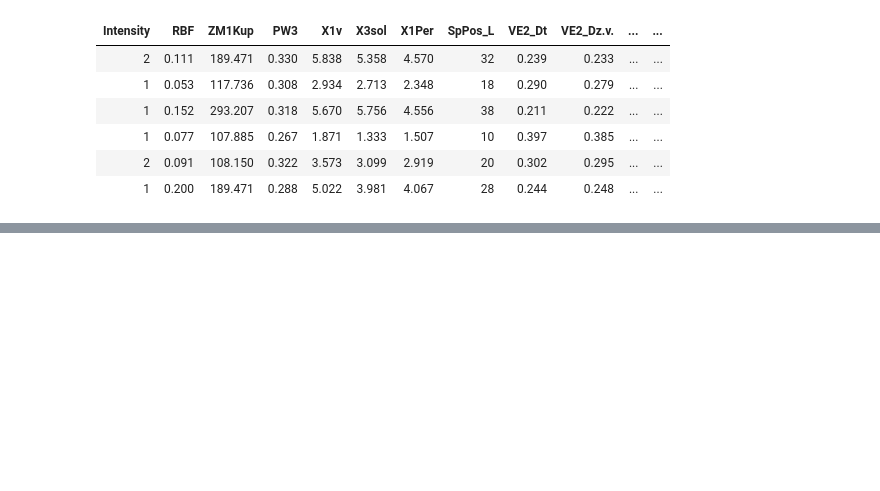
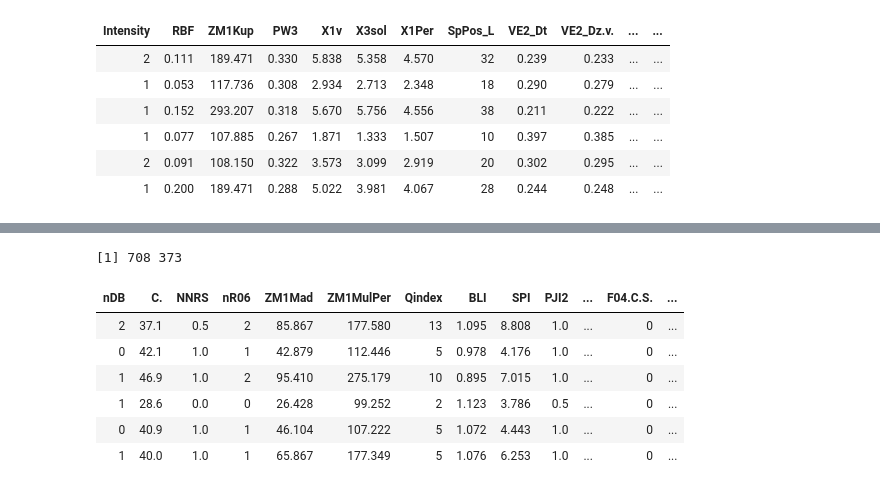
Before and after one commit to Candice-Romuald/ML-project, a Jupyter notebook: src/Linear methods/Generalize Reg.ipynb, the cells around one changed output, grey strips where cells are left out. Saved outputs shown, nothing was run; the diff lists cells and outputs as text; code cells hidden in the pictures; blank space fills up the shorter version.

```diff
--- a/src/Linear methods/Generalize Reg.ipynb
+++ b/src/Linear methods/Generalize Reg.ipynb
@@ -148,0 +197,12 @@ It gave nothing on the test set, it is quite weird as it is one of the best vali
+# %%
+dim(X)
+head(X)
+# %% [output]
+[1] 708 373
+| nDB | C. | NNRS | nR06 | ZM1Mad | ZM1MulPer | Qindex | BLI | SPI | PJI2 | ... | F04.C.S. | ... |
+| 2 | 37.1 | 0.5 | 2 | 85.867 | 177.580 | 13 | 1.095 | 8.808 | 1.0 | ... | 0 | ... |
+| 0 | 42.1 | 1.0 | 1 | 42.879 | 112.446 | 5 | 0.978 | 4.176 | 1.0 | ... | 0 | ... |
+| 1 | 46.9 | 1.0 | 2 | 95.410 | 275.179 | 10 | 0.895 | 7.015 | 1.0 | ... | 0 | ... |
+| 1 | 28.6 | 0.0 | 0 | 26.428 | 99.252 | 2 | 1.123 | 3.786 | 0.5 | ... | 0 | ... |
+| 0 | 40.9 | 1.0 | 1 | 46.104 | 107.222 | 5 | 1.072 | 4.443 | 1.0 | ... | 0 | ... |
+| 1 | 40.0 | 1.0 | 1 | 65.867 | 177.349 | 5 | 1.076 | 6.253 | 1.0 | ... | 0 | ... |
```
Also changed, not shown: parts of 13 cells of this notebook, 4 other files.
